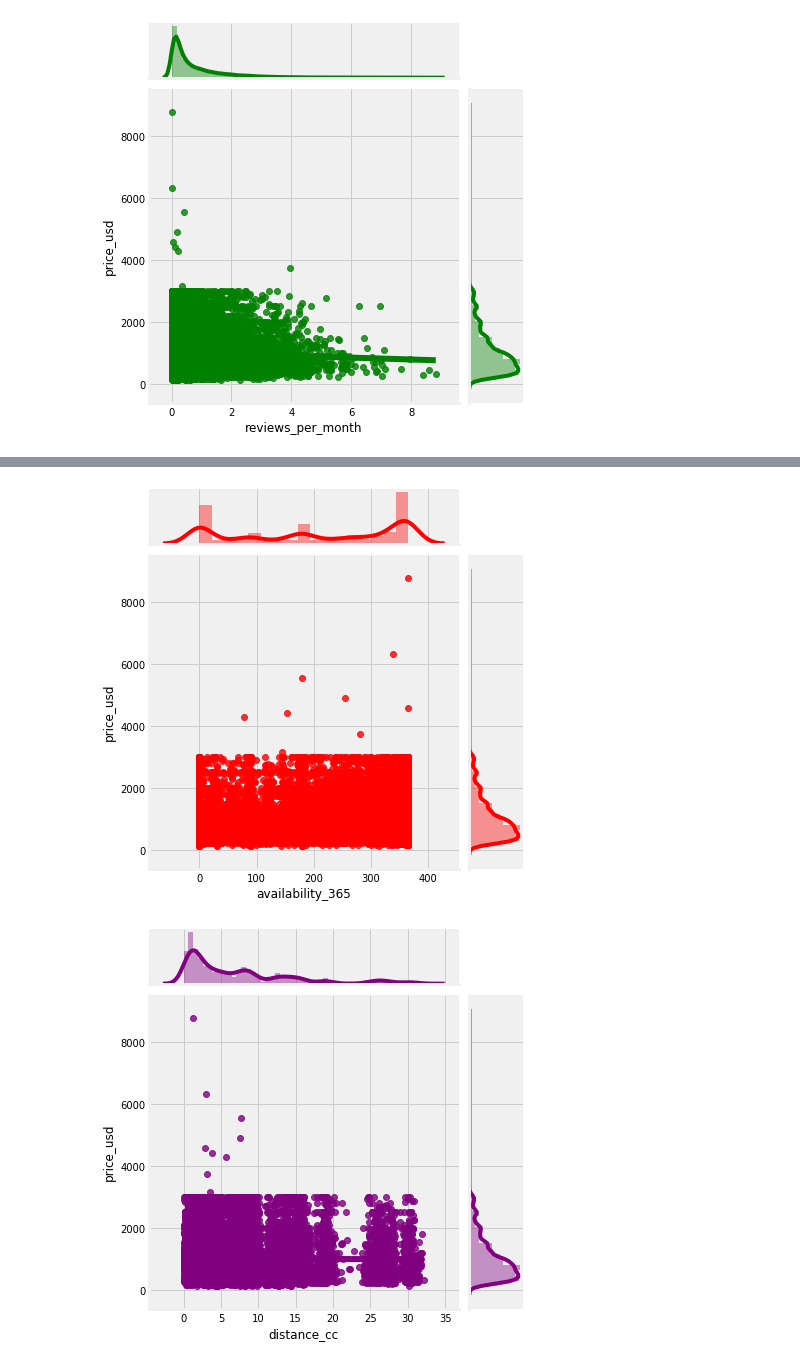
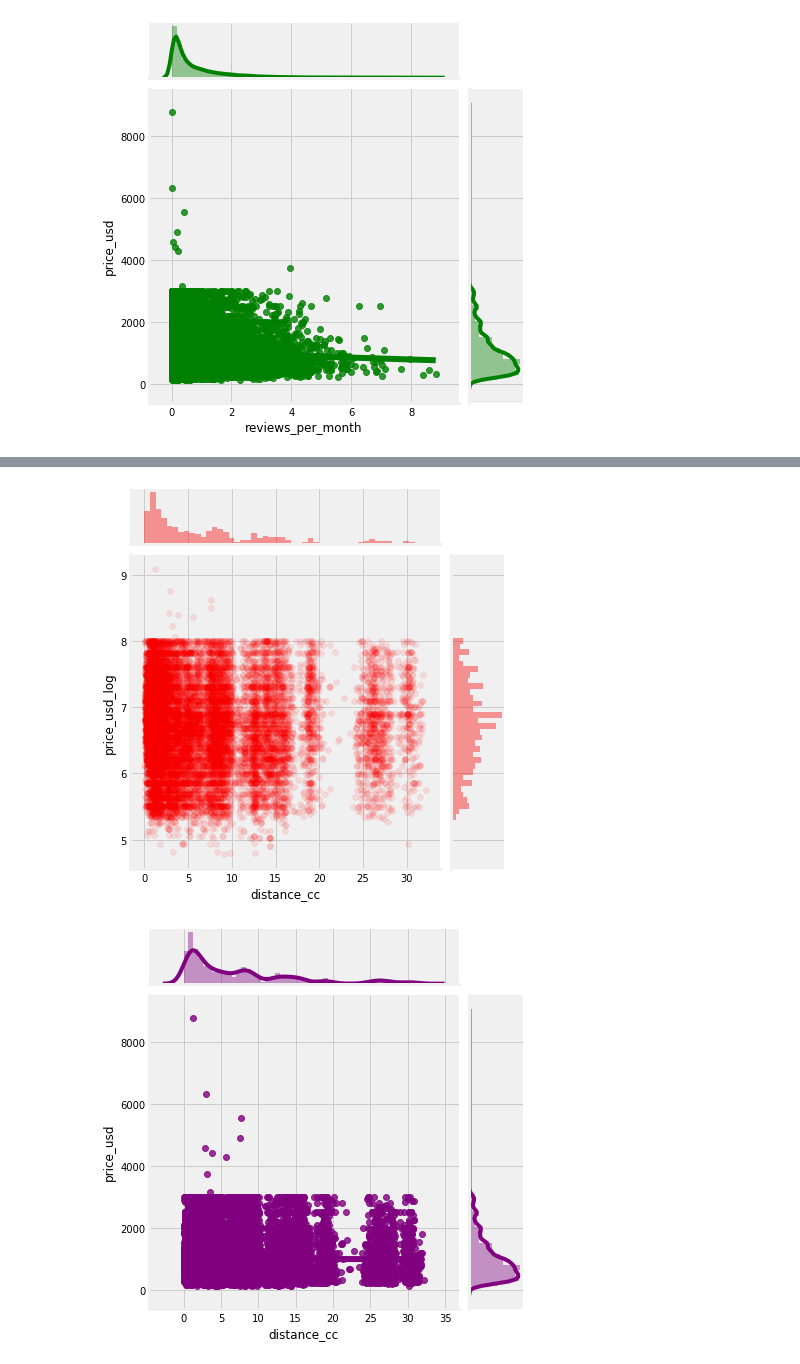
Before and after one commit to dolcikey/Cape_Town_AirBNB, a Jupyter notebook: SouthAfricaAirBNB.ipynb, the cells around one changed output, grey strips where cells are left out. Saved outputs shown, nothing was run; the diff lists cells and outputs as text; code cells hidden in the pictures.

```diff
--- a/SouthAfricaAirBNB.ipynb
+++ b/SouthAfricaAirBNB.ipynb
@@ -205,3 +268,7 @@ listing_df['distance_cc'] = listing_df[['latitude', 'longitude']].apply(lambda x
+# %%
+airport = (-33.9249,18.4241)
+listing_df['distance_airport'] = listing_df[['latitude', 'longitude']].apply(lambda x: great_circle(airport,
+                                                                                               (x['latitude'], x['longitude'])).miles, axis = 1)
 # %%
 listing_df['distance_cc']
 # %% [output]
@@ -240,0 +323,3 @@ list_df['dist'] = Distance(listing_df['lat1'].tolist(),listing_df['lon1'].tolist
+# %%
+listing_df['minimum_nights'] = listing_df['minimum_nights'].astype(int)
+listing_df['price_usd'] = listing_df['price_usd'].astype(int)
@@ -261,2 +384,4 @@ max       8783.907238
 Name: price_usd, dtype: float64
+# %%
+listing_df['price_usd_log'] = np.log(listing_df['price_usd'])
 # %%
@@ -267 +392,3 @@ sns.distplot(listing_df['price_usd'])
+# %%
+listing_df['distance_cc_log'] = np.log(listing_df['distance_cc'])
 # %%
@@ -275,9 +414,10 @@ sns.jointplot(x = 'reviews_per_month', y = 'price_usd', data = listing_df, kind
 # %%
 listing_df['availability_log'] = np.log(listing_df['availability_365'])
+listing_df['availability_365_sin'] = np.sin(listing_df['availability_365'])
 listing_df['price_log'] = np.log(listing_df['price'])
-sns.jointplot(x = 'availability_365', y = 'price_usd', data = listing_df, kind = 'reg', color = 'red');
+sns.jointplot(x = 'distance_cc', y = 'price_usd_log', data = listing_df, kind = 'scatter', color = 'red', alpha = 0.1);
 # %% [output]
-[figure, old version]
+[figure, new version]
 # %%
 sns.jointplot(x = 'distance_cc', y = 'price_usd', data = listing_df, kind = 'reg', color = 'purple');
 # %% [output]
```
Also changed, not shown: parts of 67 cells of this notebook.
